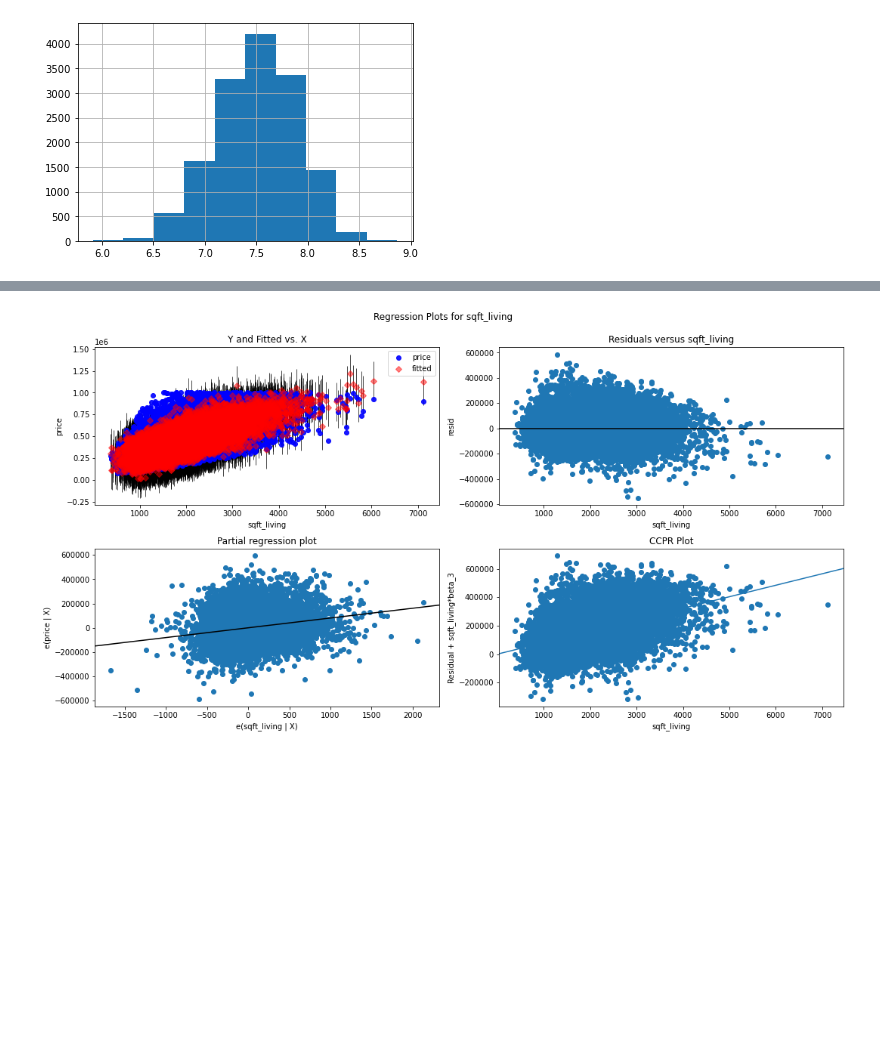
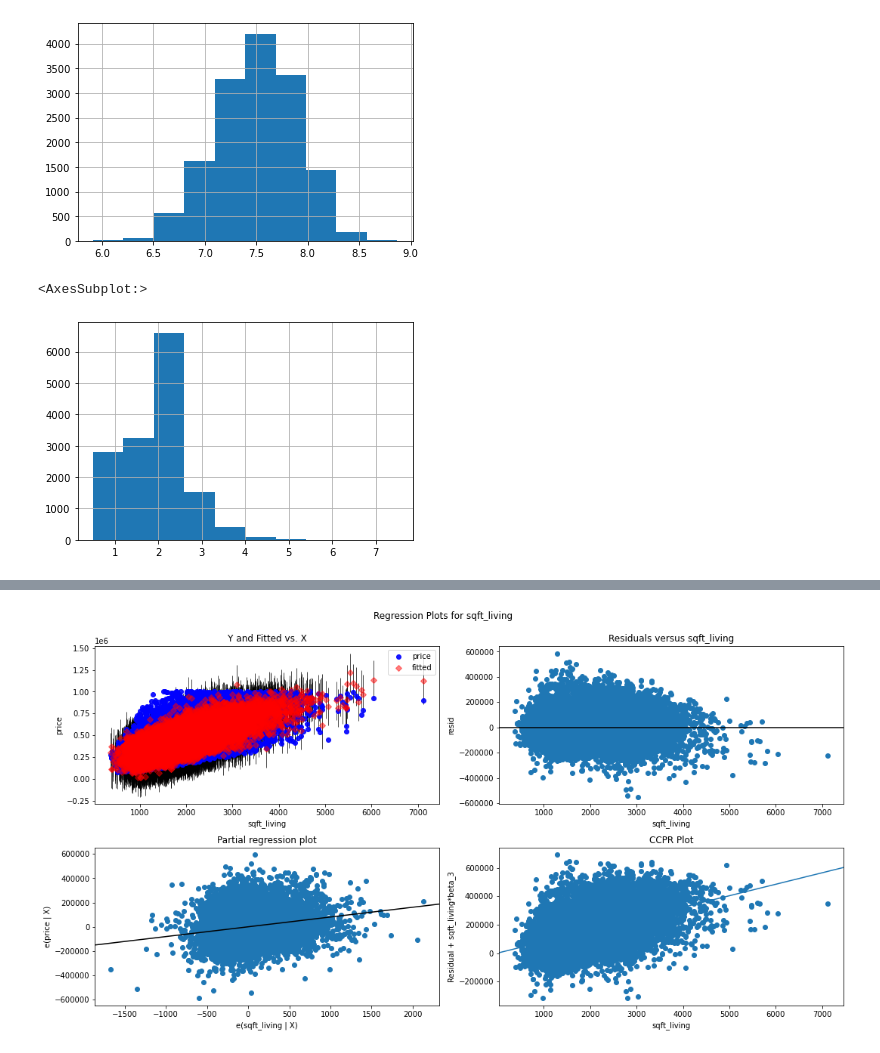
Before and after one commit to ashakeri92/dsc-phase-2-project-v2-3, a Jupyter notebook: Analysis.ipynb, the cells around one changed output, grey strips where cells are left out. Saved outputs shown, nothing was run; the diff lists cells and outputs as text; code cells hidden in the pictures; blank space fills up the shorter version.

```diff
--- a/Analysis.ipynb
+++ b/Analysis.ipynb
@@ -253,3 +253,10 @@ sqft_scld.hist()
 # %% [output]
 <AxesSubplot:>
 [figure]
+# %%
+# Bathrooms are more scaled than sqft_living but still does have a skew to the left
+
+kc['bathrooms'].hist()
+# %% [output]
+<AxesSubplot:>
+[figure, added]
```
Also changed, not shown: parts of 8 cells of this notebook.
